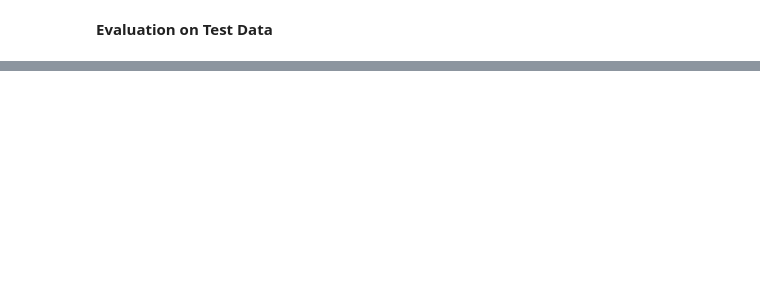
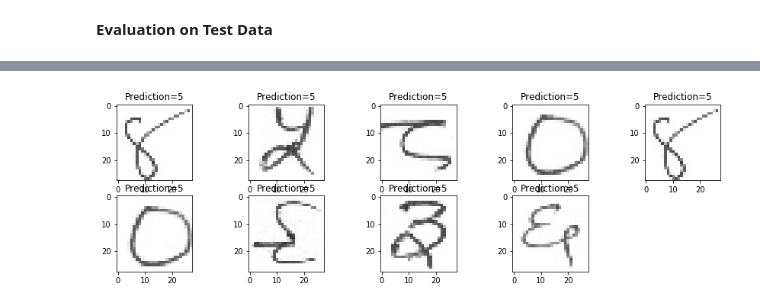
Before and after one commit to subhrajyotidasgupta/DevanagariHTR, a Jupyter notebook: handwritten_mnist_cnn.ipynb, the cells around one changed output, grey strips where cells are left out. Cells and saved outputs as stored; diff of their text form; code cells hidden in the pictures; blank space fills up the shorter version.

```diff
--- a/handwritten_mnist_cnn.ipynb
+++ b/handwritten_mnist_cnn.ipynb
@@ -62,0 +83,12 @@ Epoch 5/5
+# %%
+from keras.preprocessing.image import ImageDataGenerator
+
+train_datagen = ImageDataGenerator(
+    rescale = 1. /255,
+    data_format = 'channels_last')
+
+train_generator = train_datagen.flow_from_directory('./Numeral/train/',
+                                                   target_size = (28,28),
+                                                   batch_size = 8,
+                                                   color_mode = 'grayscale',
+                                                   class_mode = 'categorical')
@@ -81,0 +118,10 @@ Accuracy on test data =  0.9874
+# %%
+fig = plt.figure(figsize=(15,15))
+for i in range(1,10):
+    img = train_generator[i][0][0].reshape(28, 28)
+    fig.add_subplot(7,5,i)
+    plt.imshow(img, cmap='gray', vmin=0, vmax=1)
+    plt.title('Prediction='+str(train_preds[i-1]))
+plt.show()
+# %% [output]
+[figure, added]
```
Also changed, not shown: parts of 16 cells of this notebook.
